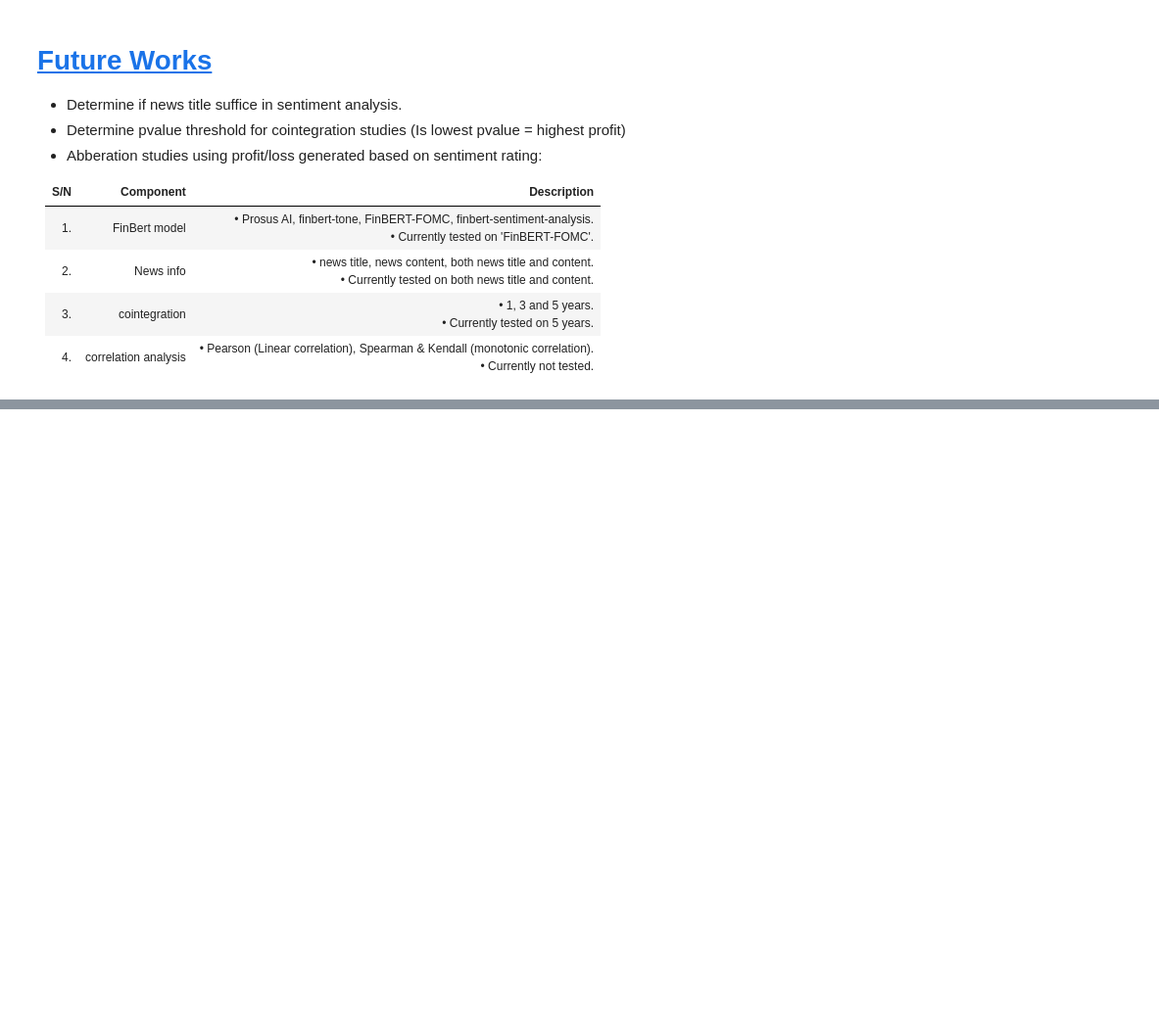
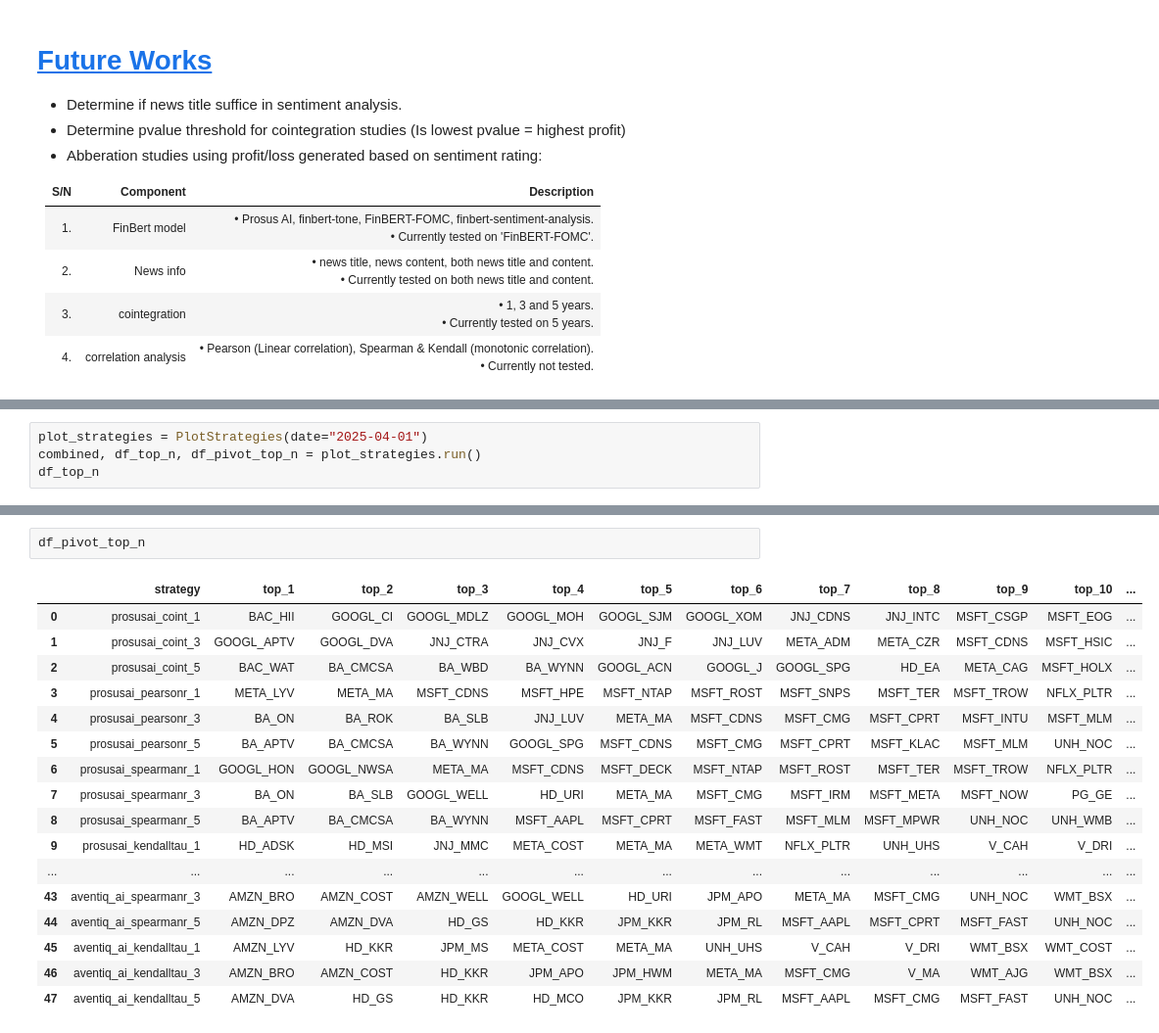
Before and after one commit to CKAbundant/sentiment, a Jupyter notebook: poc.ipynb, the cells around one changed output, grey strips where cells are left out. Shown at 98% size. Saved outputs shown, nothing was run; the diff lists cells and outputs as text; blank space fills up the shorter version.

```diff
--- a/poc.ipynb
+++ b/poc.ipynb
@@ -899,0 +1132,4 @@ top_ticker_pairs
+# %%
+plot_strategies = PlotStrategies(date="2025-04-01")
+combined, df_top_n, df_pivot_top_n = plot_strategies.run()
+df_top_n
@@ -899,0 +1172,20 @@ top_ticker_pairs
+# %%
+df_pivot_top_n
+# %% [output]
+|  | strategy | top_1 | top_2 | top_3 | top_4 | top_5 | top_6 | top_7 | top_8 | top_9 | top_10 | ... |
+| 0 | prosusai_coint_1 | BAC_HII | GOOGL_CI | GOOGL_MDLZ | GOOGL_MOH | GOOGL_SJM | GOOGL_XOM | JNJ_CDNS | JNJ_INTC | MSFT_CSGP | MSFT_EOG | ... |
+| 1 | prosusai_coint_3 | GOOGL_APTV | GOOGL_DVA | JNJ_CTRA | JNJ_CVX | JNJ_F | JNJ_LUV | META_ADM | META_CZR | MSFT_CDNS | MSFT_HSIC | ... |
+| 2 | prosusai_coint_5 | BAC_WAT | BA_CMCSA | BA_WBD | BA_WYNN | GOOGL_ACN | GOOGL_J | GOOGL_SPG | HD_EA | META_CAG | MSFT_HOLX | ... |
+| 3 | prosusai_pearsonr_1 | META_LYV | META_MA | MSFT_CDNS | MSFT_HPE | MSFT_NTAP | MSFT_ROST | MSFT_SNPS | MSFT_TER | MSFT_TROW | NFLX_PLTR | ... |
+| 4 | prosusai_pearsonr_3 | BA_ON | BA_ROK | BA_SLB | JNJ_LUV | META_MA | MSFT_CDNS | MSFT_CMG | MSFT_CPRT | MSFT_INTU | MSFT_MLM | ... |
+| 5 | prosusai_pearsonr_5 | BA_APTV | BA_CMCSA | BA_WYNN | GOOGL_SPG | MSFT_CDNS | MSFT_CMG | MSFT_CPRT | MSFT_KLAC | MSFT_MLM | UNH_NOC | ... |
+| 6 | prosusai_spearmanr_1 | GOOGL_HON | GOOGL_NWSA | META_MA | MSFT_CDNS | MSFT_DECK | MSFT_NTAP | MSFT_ROST | MSFT_TER | MSFT_TROW | NFLX_PLTR | ... |
+| 7 | prosusai_spearmanr_3 | BA_ON | BA_SLB | GOOGL_WELL | HD_URI | META_MA | MSFT_CMG | MSFT_IRM | MSFT_META | MSFT_NOW | PG_GE | ... |
+| 8 | prosusai_spearmanr_5 | BA_APTV | BA_CMCSA | BA_WYNN | MSFT_AAPL | MSFT_CPRT | MSFT_FAST | MSFT_MLM | MSFT_MPWR | UNH_NOC | UNH_WMB | ... |
+| 9 | prosusai_kendalltau_1 | HD_ADSK | HD_MSI | JNJ_MMC | META_COST | META_MA | META_WMT | NFLX_PLTR | UNH_UHS | V_CAH | V_DRI | ... |
+| ... | ... | ... | ... | ... | ... | ... | ... | ... | ... | ... | ... | ... |
+| 43 | aventiq_ai_spearmanr_3 | AMZN_BRO | AMZN_COST | AMZN_WELL | GOOGL_WELL | HD_URI | JPM_APO | META_MA | MSFT_CMG | UNH_NOC | WMT_BSX | ... |
+| 44 | aventiq_ai_spearmanr_5 | AMZN_DPZ | AMZN_DVA | HD_GS | HD_KKR | JPM_KKR | JPM_RL | MSFT_AAPL | MSFT_CPRT | MSFT_FAST | UNH_NOC | ... |
+| 45 | aventiq_ai_kendalltau_1 | AMZN_LYV | HD_KKR | JPM_MS | META_COST | META_MA | UNH_UHS | V_CAH | V_DRI | WMT_BSX | WMT_COST | ... |
+| 46 | aventiq_ai_kendalltau_3 | AMZN_BRO | AMZN_COST | HD_KKR | JPM_APO | JPM_HWM | META_MA | MSFT_CMG | V_MA | WMT_AJG | WMT_BSX | ... |
+| 47 | aventiq_ai_kendalltau_5 | AMZN_DVA | HD_GS | HD_KKR | HD_MCO | JPM_KKR | JPM_RL | MSFT_AAPL | MSFT_CMG | MSFT_FAST | UNH_NOC | ... |
```
Also changed, not shown: parts of 26 cells of this notebook, 4 other files.
